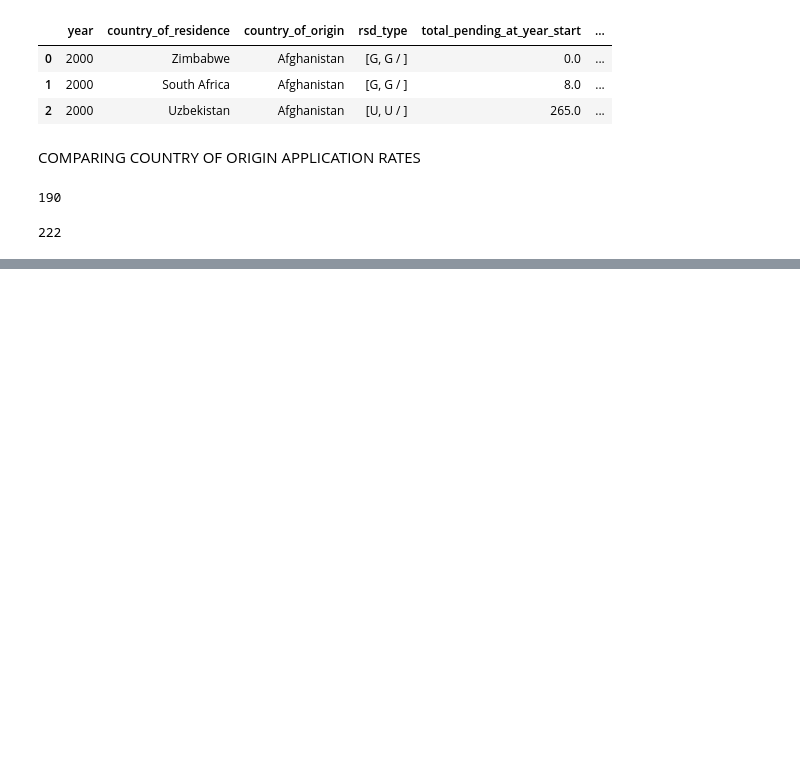
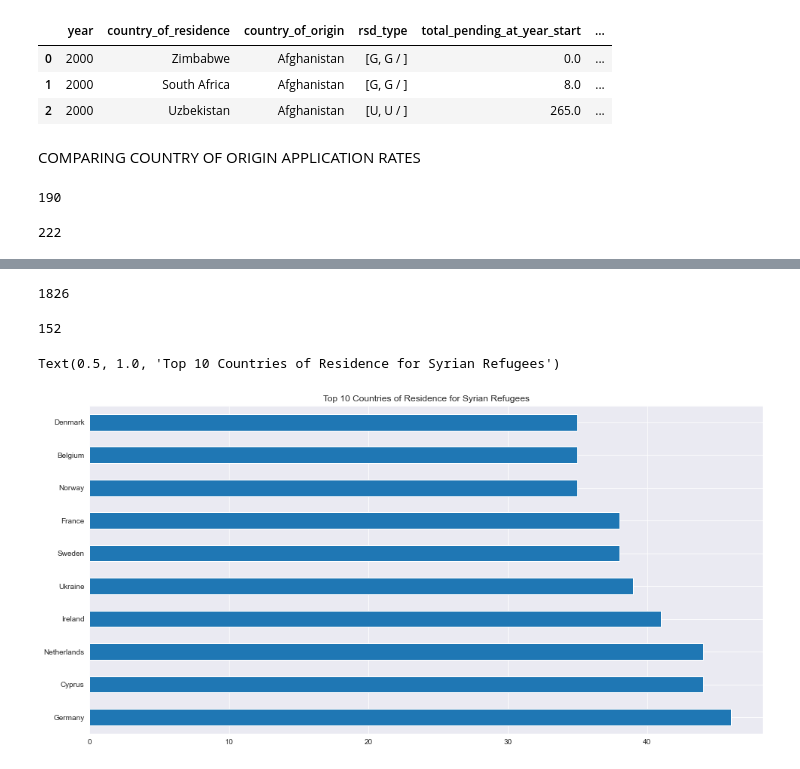
Before and after one commit to roblivesinottawa/immigration_canada_analysis, a Jupyter notebook: refugee_analysis/notebook/main.ipynb, the cells around one changed output, grey strips where cells are left out. Cells and saved outputs as stored; diff of their text form; code cells hidden in the pictures; blank space fills up the shorter version.

Commit message:
analysis of syria

```diff
--- a/refugee_analysis/notebook/main.ipynb
+++ b/refugee_analysis/notebook/main.ipynb
@@ -223,0 +362,4 @@ df_2010 = df.query('year == 2010')
+# %%
+# check if Syria is in the dataframe
+syria_df = df.query('country_of_origin == "Syrian Arab Rep."')
+syria_df
@@ -223,0 +380,18 @@ df_2010 = df.query('year == 2010')
+# %%
+len(syria_df)
+# %% [output]
+1826
+# %%
+len(syria_df.country_of_residence.unique())
+# %% [output]
+152
+# %%
+country_count = syria_df.country_of_residence.value_counts()
+top_10_countries_of_residence = country_count.sort_values(ascending=False).head(10)
+top_10 = top_10_countries_of_residence.plot.barh(
+    figsize = [16, 8]
+)
+top_10.set_title('Top 10 Countries of Residence for Syrian Refugees')
+# %% [output]
+Text(0.5, 1.0, 'Top 10 Countries of Residence for Syrian Refugees')
+[figure, added]
```
Also changed, not shown: parts of 12 cells of this notebook.
